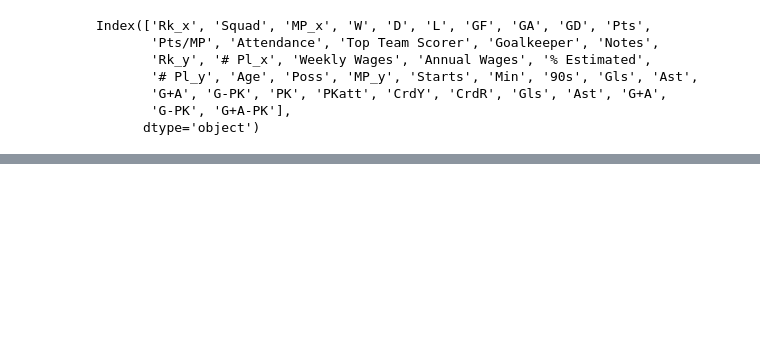
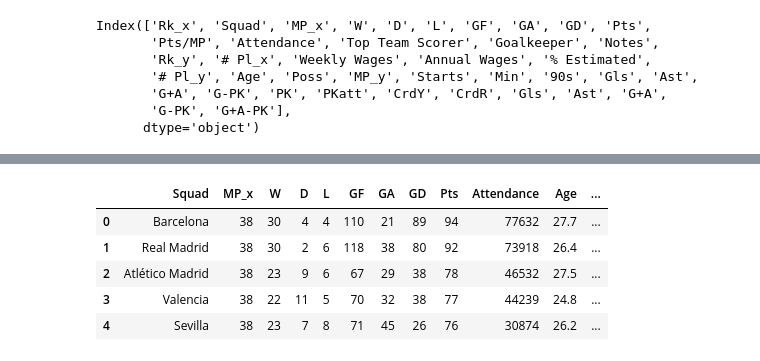
Before and after one commit to Gavin-Toole/Project_4_football, a Jupyter notebook: Data Scapping/LaLiga_allseasons.ipynb, the cells around one changed output, grey strips where cells are left out. Cells and saved outputs as stored; diff of their text form; code cells hidden in the pictures; blank space fills up the shorter version.

```diff
--- a/Data Scapping/LaLiga_allseasons.ipynb
+++ b/Data Scapping/LaLiga_allseasons.ipynb
@@ -244,0 +214,15 @@ KeyError: "['pounds' 'dollars' 'Annual Wages' 'discard'] not found in axis"
+# %%
+laliga_1415_complete_df[['First','Annual Wages ($)']] = laliga_1415_complete_df['Annual Wages'].str.split("$",expand=True)
+laliga_1415_complete_df['Annual Wages ($)'] = laliga_1415_complete_df['Annual Wages ($)'].str.replace(',','',regex=True)
+laliga_1415_complete_df['Annual Wages ($)'] = laliga_1415_complete_df['Annual Wages ($)'].str.replace(')','',regex=True)
+laliga_1415_complete_df['Annual Wages ($)'] = laliga_1415_complete_df['Annual Wages ($)'].astype(int)
+del laliga_1415_complete_df['First']
+del laliga_1415_complete_df['Annual Wages']
+laliga_1415_complete_df.head()
+# %% [output]
+|  | Squad | MP_x | W | D | L | GF | GA | GD | Pts | Attendance | Age | ... |
+| 0 | Barcelona | 38 | 30 | 4 | 4 | 110 | 21 | 89 | 94 | 77632 | 27.7 | ... |
+| 1 | Real Madrid | 38 | 30 | 2 | 6 | 118 | 38 | 80 | 92 | 73918 | 26.4 | ... |
+| 2 | Atlético Madrid | 38 | 23 | 9 | 6 | 67 | 29 | 38 | 78 | 46532 | 27.5 | ... |
+| 3 | Valencia | 38 | 22 | 11 | 5 | 70 | 32 | 38 | 77 | 44239 | 24.8 | ... |
+| 4 | Sevilla | 38 | 23 | 7 | 8 | 71 | 45 | 26 | 76 | 30874 | 26.2 | ... |
```
Also changed, not shown: parts of 36 cells of this notebook, 5 other files.
